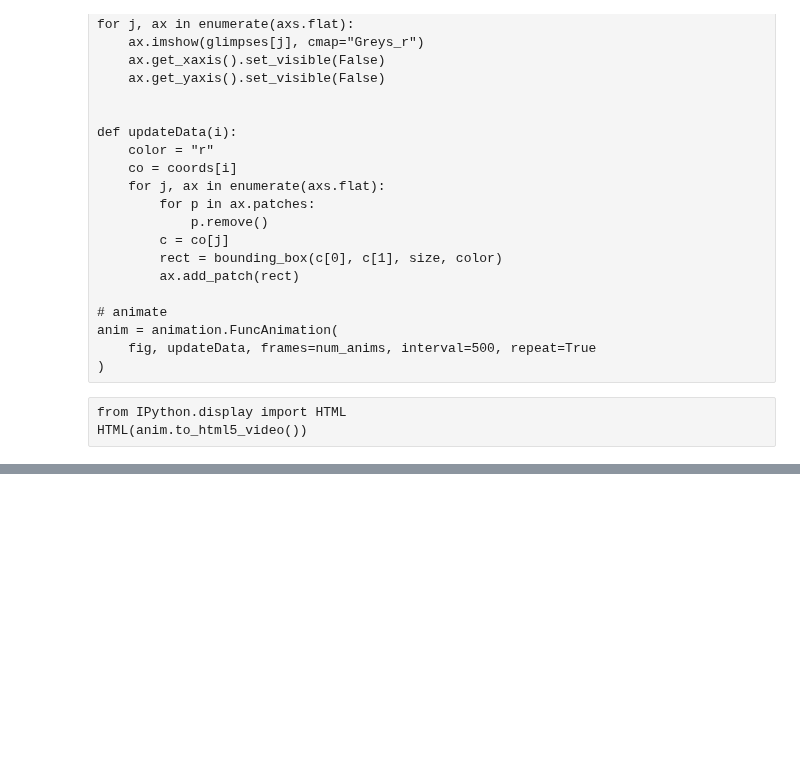
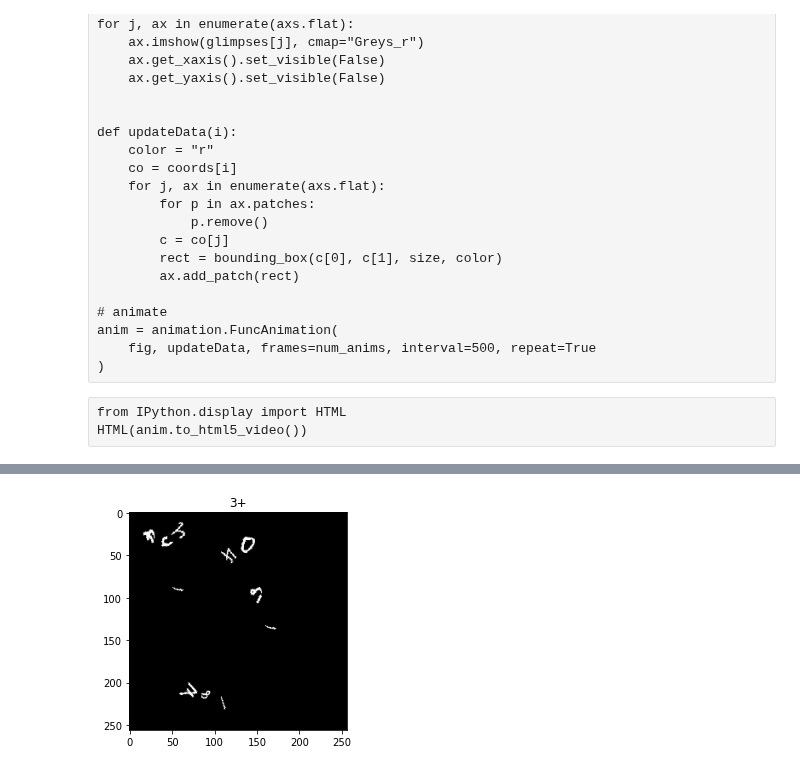
Before and after one commit to KarakoA/visual_attention_models-for-medicalimage-analysis, a Jupyter notebook: VAM-3.0.ipynb, the cells around one changed output, grey strips where cells are left out. Drawn from its saved outputs; the diff is of its cells as text; code cells hidden in the pictures; blank space fills up the shorter version.

```diff
--- a/VAM-3.0.ipynb
+++ b/VAM-3.0.ipynb
@@ -1578,0 +1683,4 @@ HTML(anim.to_html5_video())
+# %%
+show_one(3)
+# %% [output]
+[figure, added]
```
Also changed, not shown: parts of 15 cells of this notebook.
